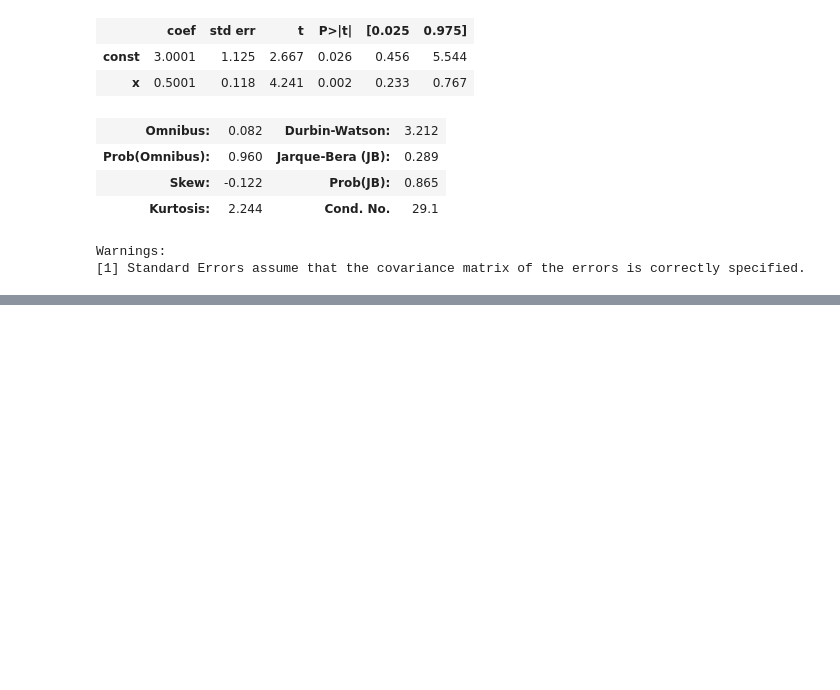
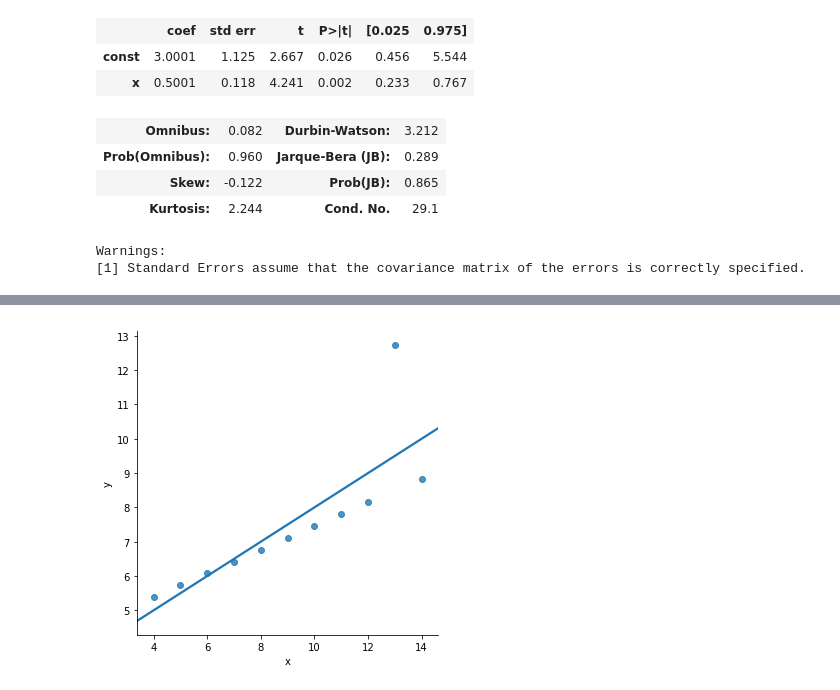
Before and after one commit to jin-sj/cs686_machine_learning, a Jupyter notebook: hw2/homework_02.ipynb, the cells around one changed output, grey strips where cells are left out. Drawn from its saved outputs; the diff is of its cells as text; code cells hidden in the pictures; blank space fills up the shorter version.

```diff
--- a/hw2/homework_02.ipynb
+++ b/hw2/homework_02.ipynb
@@ -509,0 +567,11 @@ dtype: float64
+# %%
+ols_X3 = df3.x
+ols_y3 = df3.y
+ols_X3 = sm.add_constant(ols_X3)
+
+model_3 = sm.OLS(ols_y3, ols_X3).fit()
+predictions = model_3.predict(ols_X3)
+
+lmplot = sb.lmplot("x", "y", data=df3, ci = None)
+# %% [output]
+[figure, added]
```
Also changed, not shown: parts of 18 cells of this notebook.
